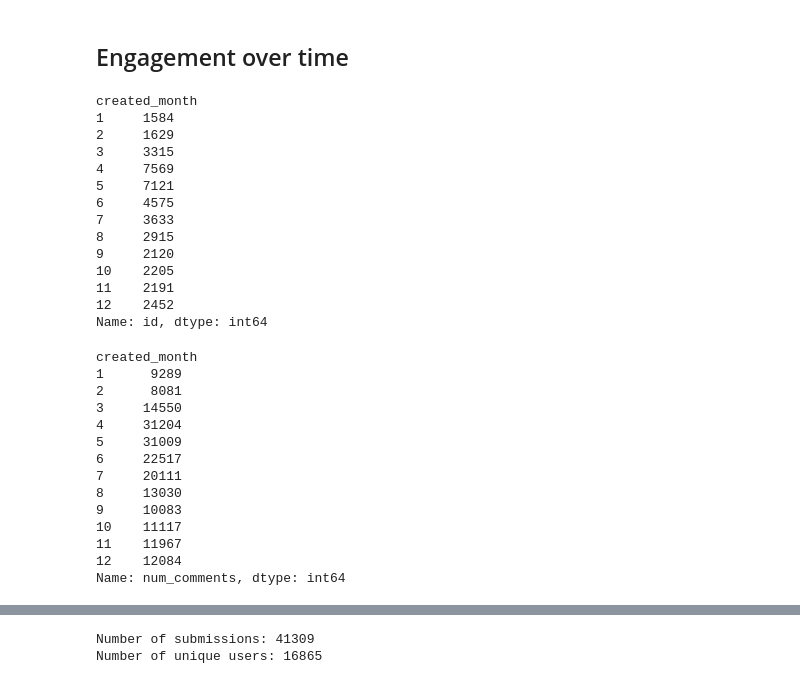
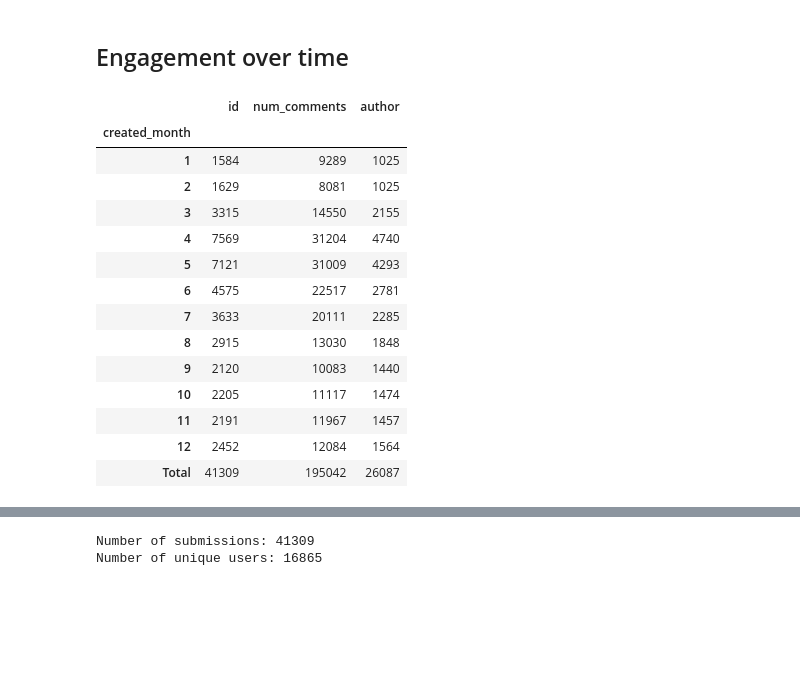
Before and after one commit to Lisa-Ho/breadit, a Jupyter notebook: notebooks/lockdown-baking-part-2-data-cleaning-classification.ipynb, the cells around one changed output, grey strips where cells are left out. Drawn from its saved outputs; the diff is of its cells as text; code cells hidden in the pictures; blank space fills up the shorter version.

```diff
--- a/notebooks/lockdown-baking-part-2-data-cleaning-classification.ipynb
+++ b/notebooks/lockdown-baking-part-2-data-cleaning-classification.ipynb
@@ -209,39 +209,26 @@ title_lemmatised = [" ".join(items) for items in title_lemmatised]
 # Analysis
 # %% [markdown]
 ## Engagement over time
-# %%
-### Number of submissions by month
-df.groupby("created_month")["id"].count()
-# %% [output]
-created_month
-1     1584
-2     1629
-3     3315
-4     7569
-5     7121
-6     4575
-7     3633
-8     2915
-9     2120
-10    2205
-11    2191
-12    2452
-Name: id, dtype: int64
 # %%
-### Number of comments by month
-df.groupby("created_month")["num_comments"].sum()
+## Submissions and comments by month
+pivot = df.groupby("created_month")[["id", "num_comments", "author"]].agg({"id": "count",
+                                                                             "num_comments":"sum",
+                                                                            "author": "nunique"})
+pivot.loc['Total'] = pivot.sum() #add total row
+pivot
 # %% [output]
-created_month
-1      9289
-2      8081
-3     14550
-4     31204
-5     31009
-6     22517
-7     20111
-8     13030
-9     10083
-10    11117
-11    11967
-12    12084
-Name: num_comments, dtype: int64
+|  | id | num_comments | author |
+| created_month |  |  |  |
+| 1 | 1584 | 9289 | 1025 |
+| 2 | 1629 | 8081 | 1025 |
+| 3 | 3315 | 14550 | 2155 |
+| 4 | 7569 | 31204 | 4740 |
+| 5 | 7121 | 31009 | 4293 |
+| 6 | 4575 | 22517 | 2781 |
+| 7 | 3633 | 20111 | 2285 |
+| 8 | 2915 | 13030 | 1848 |
+| 9 | 2120 | 10083 | 1440 |
+| 10 | 2205 | 11117 | 1474 |
+| 11 | 2191 | 11967 | 1457 |
+| 12 | 2452 | 12084 | 1564 |
+| Total | 41309 | 195042 | 26087 |
```
Also changed, not shown: parts of 3 cells of this notebook.
